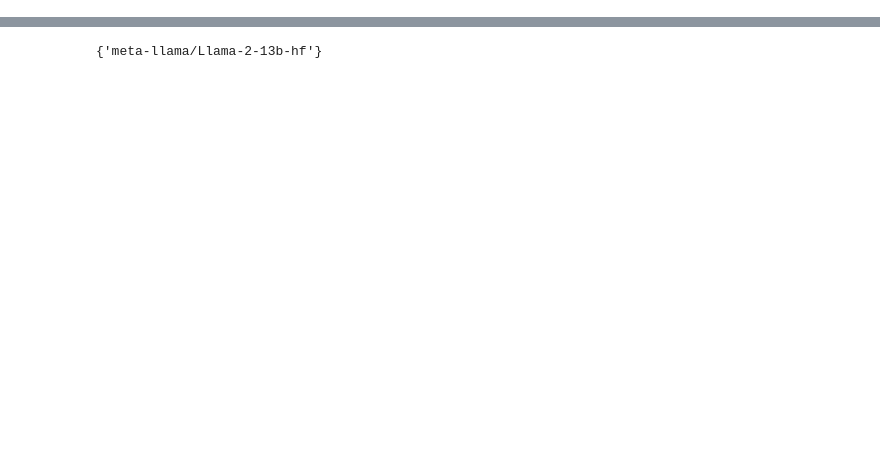
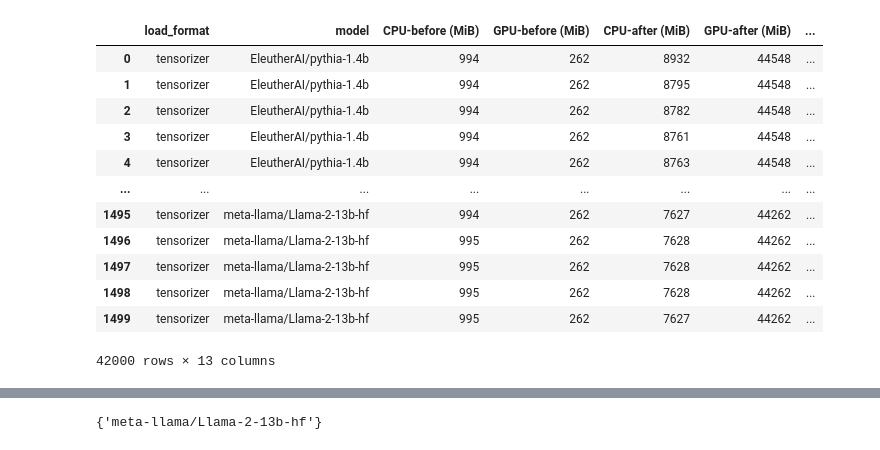
Before and after one commit to coreweave/vllm, a Jupyter notebook: tensorizer_benchmarking/benchmarking_pod/results/analyze_data.ipynb, the cells around one changed output, grey strips where cells are left out. Drawn from its saved outputs; the diff is of its cells as text; code cells hidden in the pictures; blank space fills up the shorter version.

```diff
--- a/tensorizer_benchmarking/benchmarking_pod/results/analyze_data.ipynb
+++ b/tensorizer_benchmarking/benchmarking_pod/results/analyze_data.ipynb
@@ -78,14 +82,17 @@ files = [file for file in os.listdir() if file.isnumeric()]
 dfs = []
 for file in files:
     load_type = os.listdir(file)[0]
-    model_ref_1 = os.listdir(f"{file}/{load_type}")[0]
-    model_ref_2 = os.listdir(f"{file}/{load_type}/{model_ref_1}")[0]
-    localities = os.listdir(f"{file}/{load_type}/{model_ref_1}/{model_ref_2}")
-    for locality in localities:
-        subpath = f"{file}/{load_type}/{model_ref_1}/{model_ref_2}/{locality}"
-        benchmark_files = os.listdir(subpath)
-        for benchmark in benchmark_files:
+    print(load_type)
+    for i, model in enumerate(os.listdir(f"{file}/{load_type}")):
+        model_ref_1 = os.listdir(f"{file}/{load_type}")[i]
+        model_ref_2 = os.listdir(f"{file}/{load_type}/{model_ref_1}")[0]
+        localities = os.listdir(f"{file}/{load_type}/{model_ref_1}/{model_ref_2}")
+        for locality in localities:
+            subpath = f"{file}/{load_type}/{model_ref_1}/{model_ref_2}/{locality}"
+            benchmark_files = os.listdir(subpath)
+            benchmark = "results_checkpoint_500_vals.csv"
+            print(f"Reading {subpath}/{benchmark}")
             created_df = parse_file(f"{subpath}/{benchmark}")
-            created_df["local_or_not_local"] = locality
+            created_df['local_or_not_local'] = locality
             dfs.append(created_df)
 df = pd.concat(dfs)
@@ -92,4 +117,20 @@ df = pd.concat(dfs)
 # %%
-df['vllm_tensorized'] = ['plaid_mode' if x == True else '' for x in df['vllm_tensorized']]
+df['vllm_tensorized'] = ['vLLM tensorized' if ((x['model'] == "meta-llama/Llama-2-13b-hf") & (x["vllm_tensorized"] == True)) else 'HF tensorized' for x in df.iloc]
+# %%
+df
+# %% [output]
+|  | load_format | model | CPU-before (MiB) | GPU-before (MiB) | CPU-after (MiB) | GPU-after (MiB) | ... |
+| 0 | tensorizer | EleutherAI/pythia-1.4b | 994 | 262 | 8932 | 44548 | ... |
+| 1 | tensorizer | EleutherAI/pythia-1.4b | 994 | 262 | 8795 | 44548 | ... |
+| 2 | tensorizer | EleutherAI/pythia-1.4b | 994 | 262 | 8782 | 44548 | ... |
+| 3 | tensorizer | EleutherAI/pythia-1.4b | 994 | 262 | 8761 | 44548 | ... |
+| 4 | tensorizer | EleutherAI/pythia-1.4b | 994 | 262 | 8763 | 44548 | ... |
+| ... | ... | ... | ... | ... | ... | ... | ... |
+| 1495 | tensorizer | meta-llama/Llama-2-13b-hf | 994 | 262 | 7627 | 44262 | ... |
+| 1496 | tensorizer | meta-llama/Llama-2-13b-hf | 995 | 262 | 7628 | 44262 | ... |
+| 1497 | tensorizer | meta-llama/Llama-2-13b-hf | 995 | 262 | 7628 | 44262 | ... |
+| 1498 | tensorizer | meta-llama/Llama-2-13b-hf | 995 | 262 | 7628 | 44262 | ... |
+| 1499 | tensorizer | meta-llama/Llama-2-13b-hf | 995 | 262 | 7627 | 44262 | ... |
+42000 rows × 13 columns
 # %%
 df['lazy_load'] = ['lazy_load' if x == True else '' for x in df['lazy_load']]
```
Also changed, not shown: parts of 16 cells of this notebook, 3 other files.
